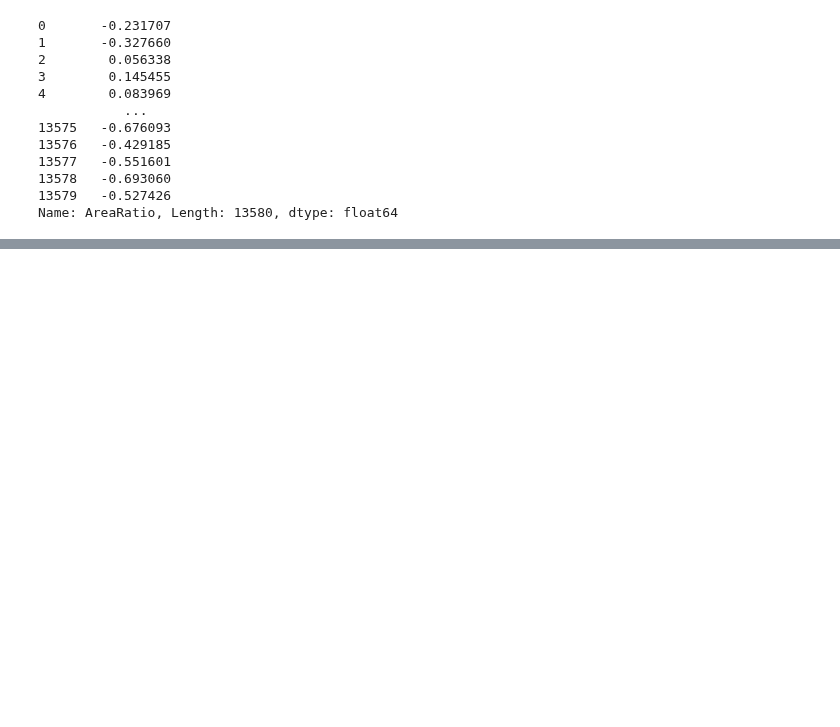
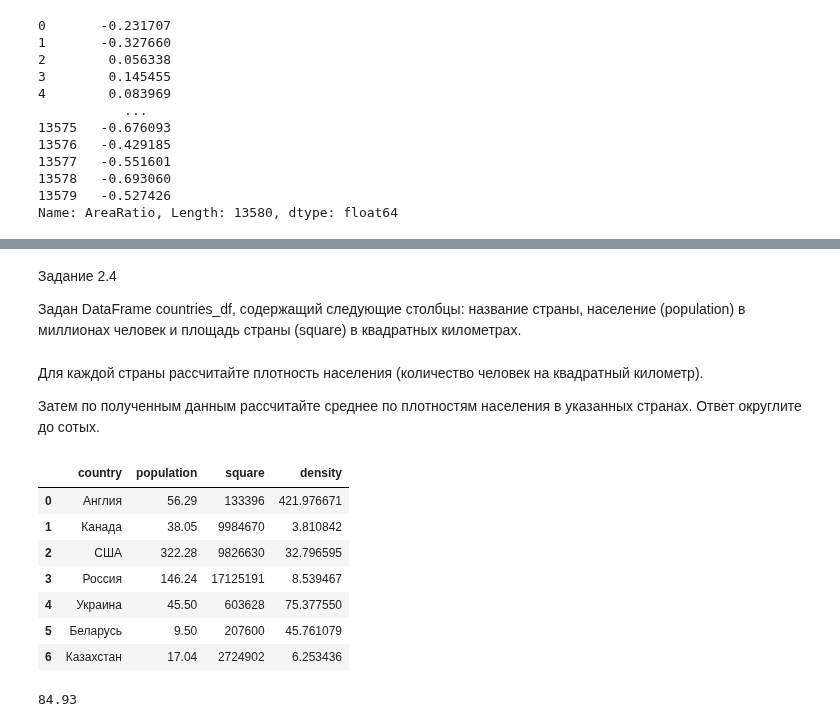
Before and after one commit to BubbleGama4ok/test, a Jupyter notebook: PY_11_Базовые приемы в Pandas/11_2.Базовые операции.ipynb, the cells around one changed output, grey strips where cells are left out. Saved outputs shown, nothing was run; the diff lists cells and outputs as text; code cells hidden in the pictures; blank space fills up the shorter version.

```diff
--- a/PY_11_Базовые приемы в Pandas/11_2.Базовые операции.ipynb
+++ b/PY_11_Базовые приемы в Pandas/11_2.Базовые операции.ipynb
@@ -126,0 +217,28 @@ Name: AreaRatio, Length: 13580, dtype: float64
+# %% [markdown]
+Задание 2.4
+
+Задан DataFrame countries_df, содержащий следующие столбцы: название страны, население (population) в миллионах человек и площадь страны (square) в квадратных километрах.
+# %% [markdown]
+Для каждой страны рассчитайте плотность населения (количество человек на квадратный километр).
+
+Затем по полученным данным рассчитайте среднее по плотностям населения в указанных странах. Ответ округлите до сотых.
+# %%
+countries_df = pd.DataFrame({
+    'country': ['Англия', 'Канада', 'США', 'Россия', 'Украина', 'Беларусь', 'Казахстан'],
+    'population': [56.29, 38.05, 322.28, 146.24, 45.5, 9.5, 17.04],
+    'square': [133396, 9984670, 9826630, 17125191, 603628, 207600, 2724902]
+})
+countries_df['density'] = countries_df['population'] / countries_df['square'] * 1e6
+
+display(countries_df)
+print(round(countries_df['density'].mean(), 2))
+# %% [output]
+|  | country | population | square | density |
+| 0 | Англия | 56.29 | 133396 | 421.976671 |
+| 1 | Канада | 38.05 | 9984670 | 3.810842 |
+| 2 | США | 322.28 | 9826630 | 32.796595 |
+| 3 | Россия | 146.24 | 17125191 | 8.539467 |
+| 4 | Украина | 45.50 | 603628 | 75.377550 |
+| 5 | Беларусь | 9.50 | 207600 | 45.761079 |
+| 6 | Казахстан | 17.04 | 2724902 | 6.253436 |
+84.93
```
Also changed, not shown: parts of 9 cells of this notebook, 2 other files.
